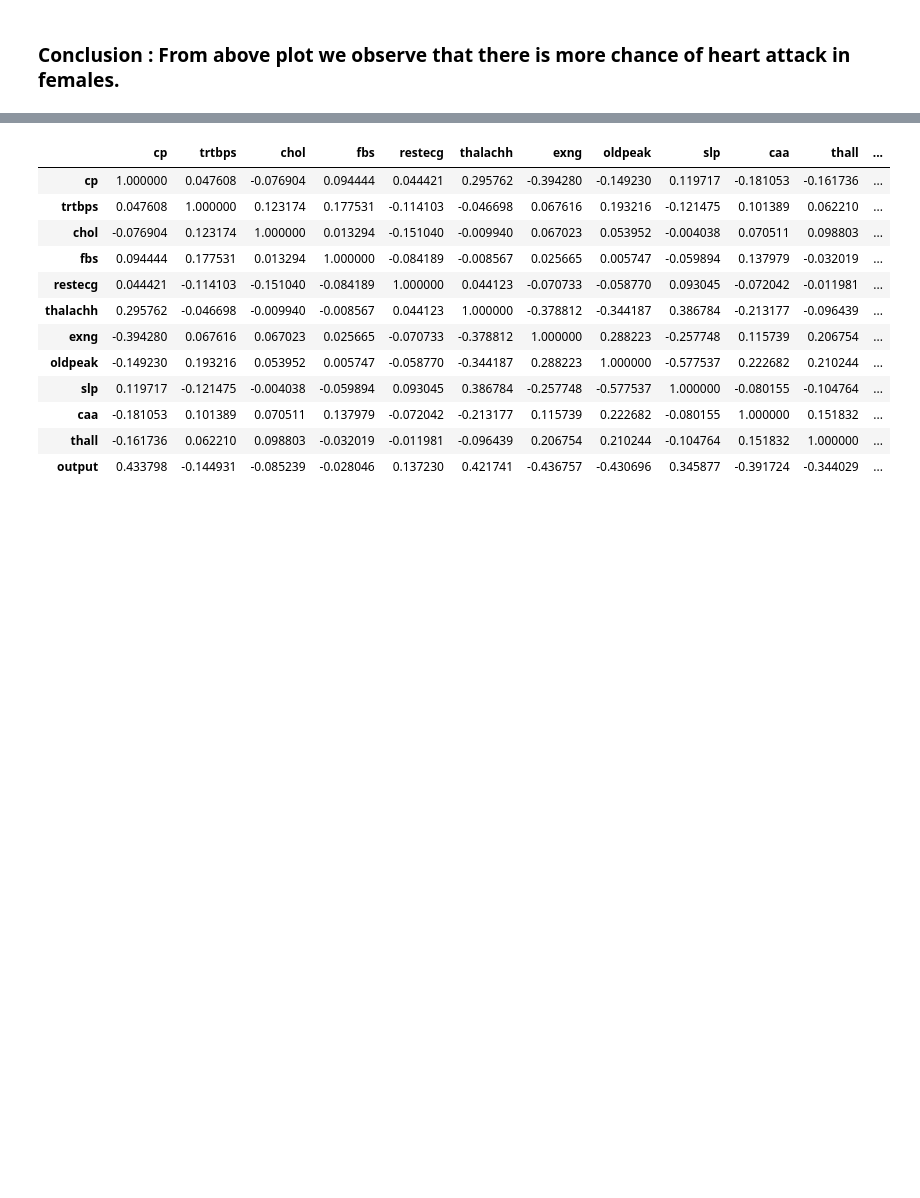
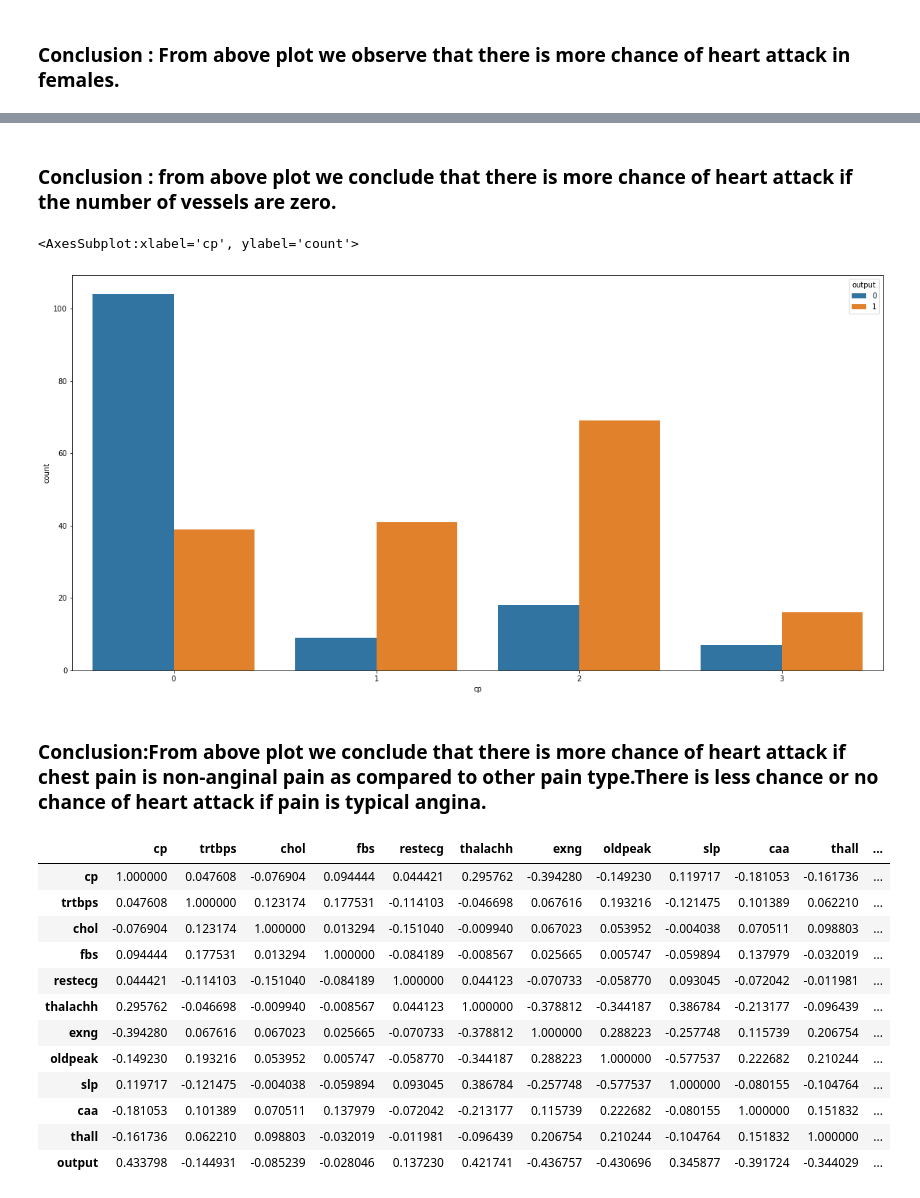
Before and after one commit to Vaishnavi-Solankar/EXL-DA_PROJECT, a Jupyter notebook: Heart attack prediction.ipynb, the cells around one changed output, grey strips where cells are left out. Cells and saved outputs as stored; diff of their text form; code cells hidden in the pictures; blank space fills up the shorter version.

```diff
--- a/Heart attack prediction.ipynb
+++ b/Heart attack prediction.ipynb
@@ -130,3 +136,13 @@ sns.countplot(x=data["Gender"],hue=data["output"])
+# %% [markdown]
+### Conclusion : from above plot we conclude that there is more chance of heart attack if the number of vessels are zero.
+# %%
+plt.figure(figsize=(20,10))
+sns.countplot(x=data["cp"],hue=data["output"])
+# %% [output]
+<AxesSubplot:xlabel='cp', ylabel='count'>
+[figure, added]
+# %% [markdown]
+### Conclusion:From above plot we conclude that there is more chance of heart attack if chest pain is non-anginal pain as compared to other pain type.There is less chance or no chance of heart attack if pain is typical angina.
 # %%
 df=data.drop(['Gender','age'],axis=1)
 # %%
```
Also changed, not shown: parts of 2 cells of this notebook.
